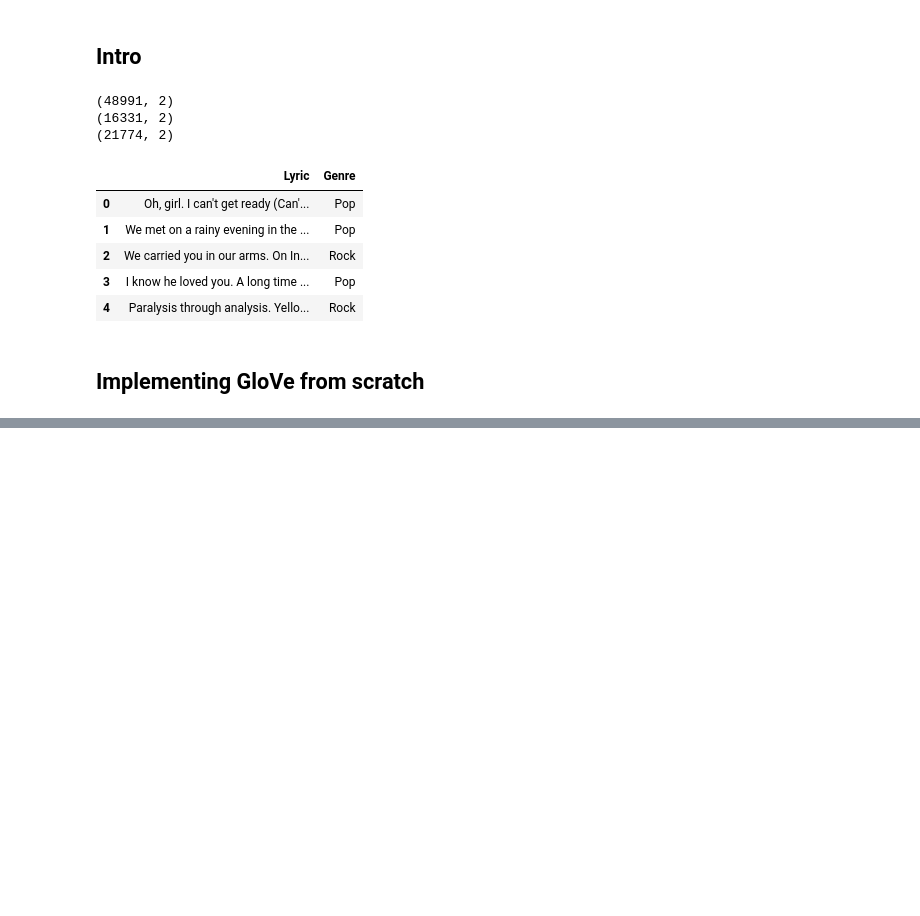
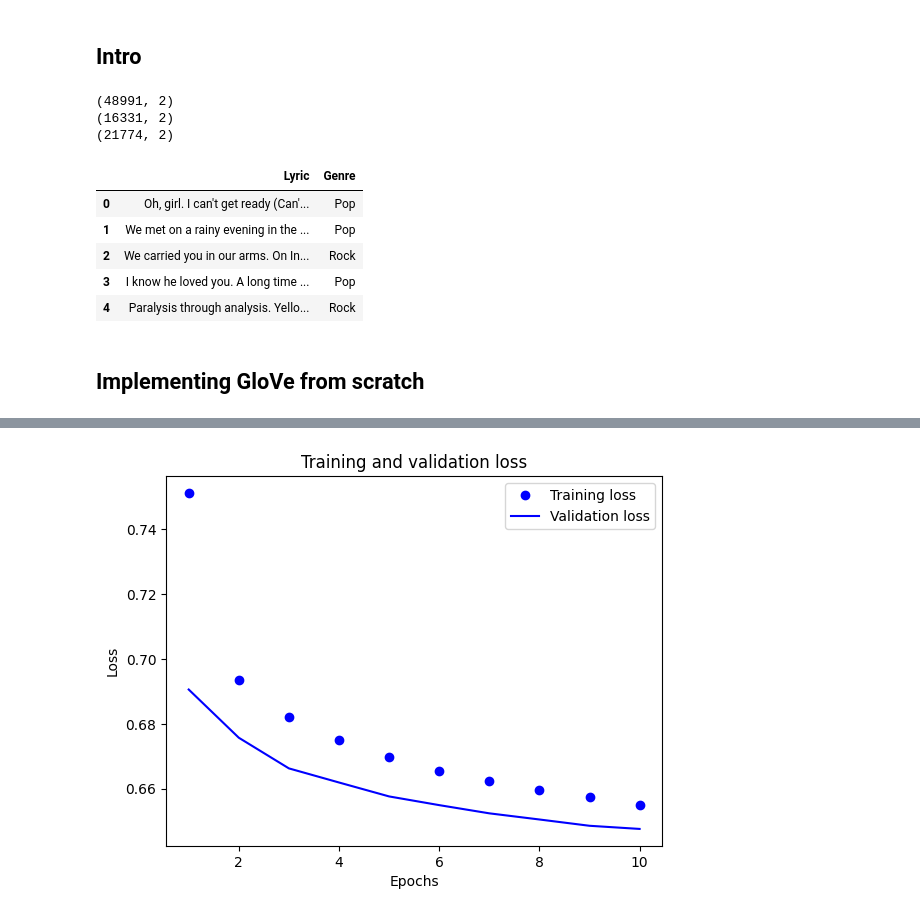
Before and after one commit to mikhail-mat/mit-ocw_hands-on-deep-learning, a Jupyter notebook: Standalone_Embeddings_GloVe_From_Scratch.ipynb, the cells around one changed output, grey strips where cells are left out. Drawn from its saved outputs; the diff is of its cells as text; code cells hidden in the pictures; blank space fills up the shorter version.

```diff
--- a/Standalone_Embeddings_GloVe_From_Scratch.ipynb
+++ b/Standalone_Embeddings_GloVe_From_Scratch.ipynb
@@ -187,0 +264,14 @@ input = keras.layers.Input()
+# %%
+classifier.compile(
+    optimizer='adam',
+    loss='categorical_crossentropy',
+    metrics=['accuracy']
+)
+# %%
+history = classifier.fit(
+    X_train,
+    y_train,
+    validation_data=(X_val, y_val),
+    batch_size=32,
+    epochs=10
+)
@@ -187,0 +299,32 @@ input = keras.layers.Input()
+# %%
+def plot_loss_curves(history):
+  plt.clf()
+  history_dict = history.history
+  loss_values = history_dict["loss"]
+  val_loss_values = history_dict["val_loss"]
+  epochs = range(1, len(loss_values) + 1)
+  plt.plot(epochs, loss_values, "bo", label="Training loss")
+  plt.plot(epochs, val_loss_values, "b", label="Validation loss")
+  plt.title("Training and validation loss")
+  plt.xlabel("Epochs")
+  plt.ylabel("Loss")
+  plt.legend()
+  plt.show()
+
+def plot_acc_curves(history):
+  plt.clf()
+  history_dict = history.history
+  acc = history_dict["accuracy"]
+  val_acc = history_dict["val_accuracy"]
+  epochs = range(1, len(acc) + 1)
+  plt.plot(epochs, acc, "bo", label="Training acc")
+  plt.plot(epochs, val_acc, "b", label="Validation acc")
+  plt.title("Training and validation accuracy")
+  plt.xlabel("Epochs")
+  plt.ylabel("Accuracy")
+  plt.legend()
+  plt.show()
+# %%
+plot_loss_curves(history)
+# %% [output]
+[figure, added]
```
Also changed, not shown: parts of 17 cells of this notebook.
